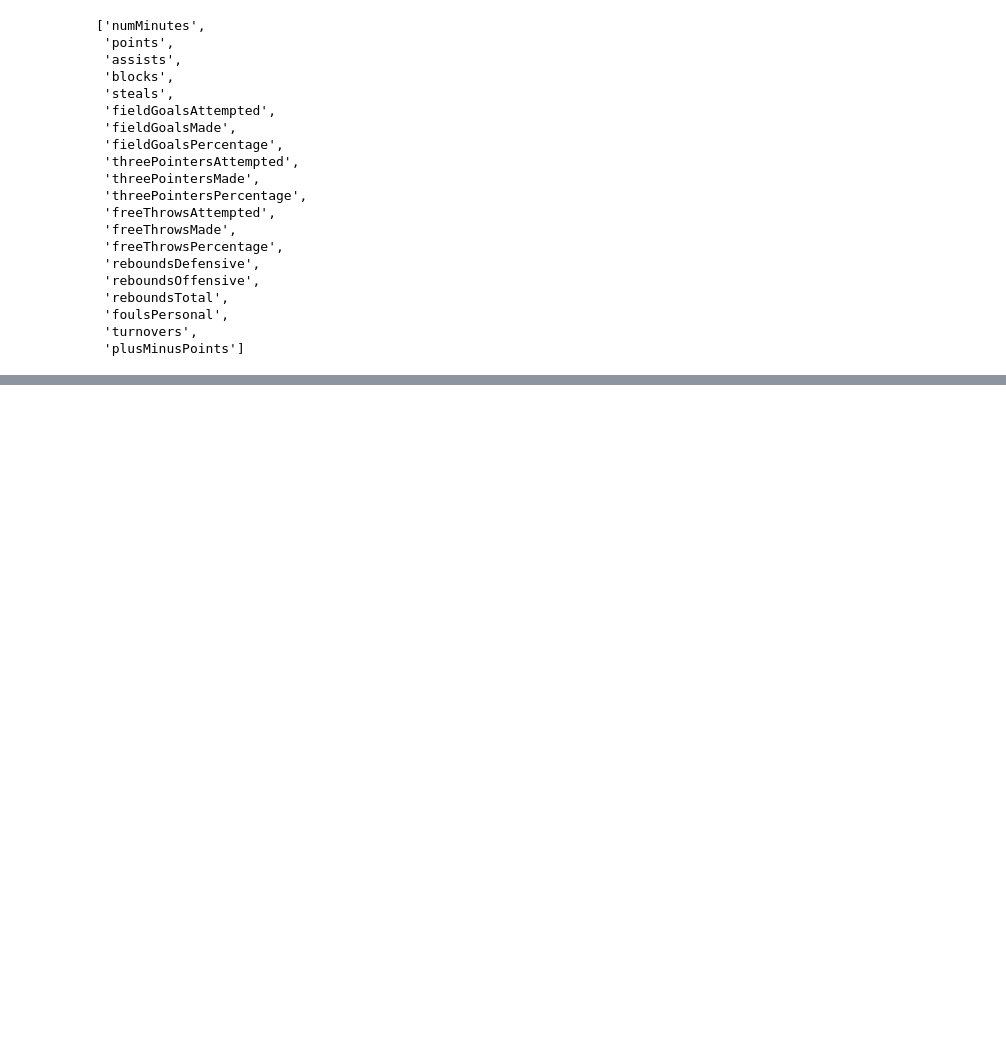
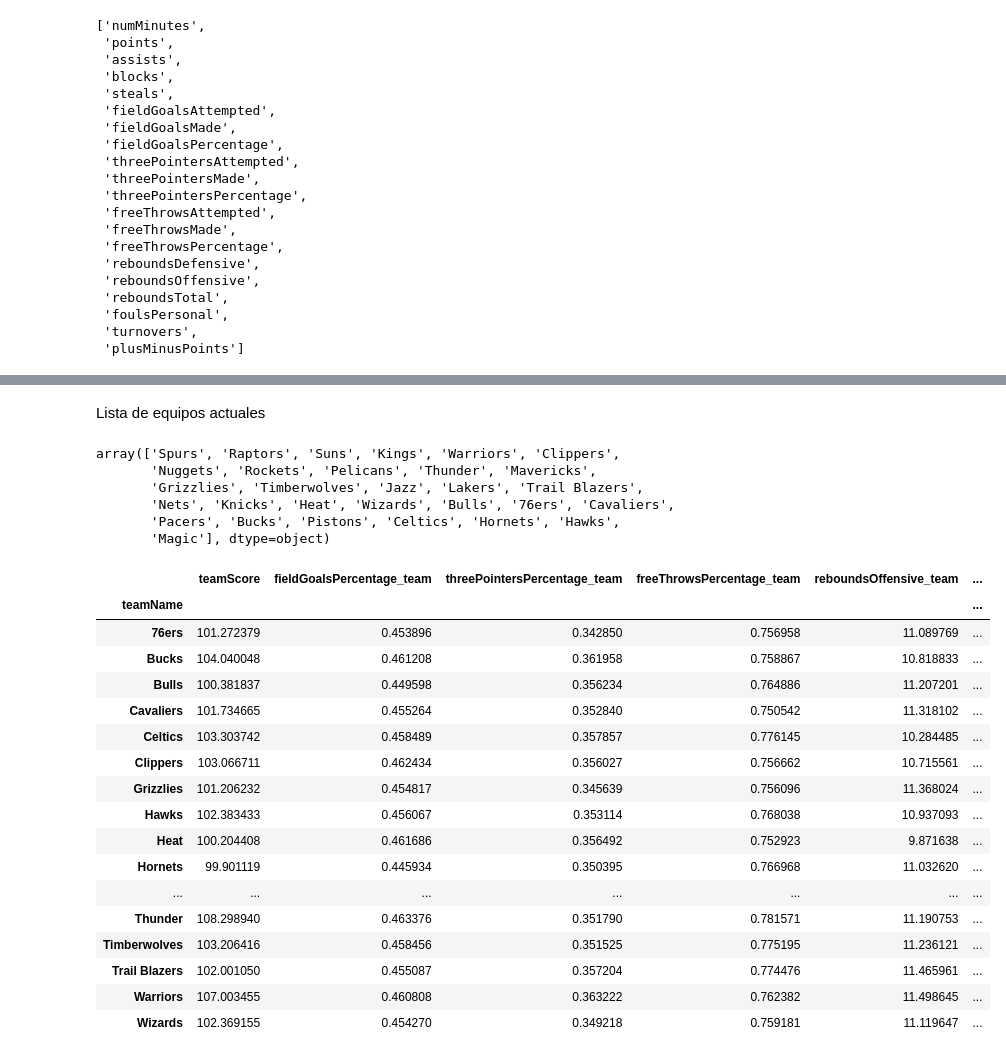
Before and after one commit to 2roma5/Diplomado_M1, a Jupyter notebook: Transformacio.ipynb, the cells around one changed output, grey strips where cells are left out. Drawn from its saved outputs; the diff is of its cells as text; code cells hidden in the pictures; blank space fills up the shorter version.

```diff
--- a/Transformacio.ipynb
+++ b/Transformacio.ipynb
@@ -568,0 +594,35 @@ Variables más influyentes en este plano:
+# %% [markdown]
+Lista de equipos actuales
+# %%
+teams_current = [
+    "Spurs",
+    "Raptors",
+    "Suns",
+    "Kings",
+    "Warriors",
+    "Clippers",
+    "Nuggets",
+    "Rockets",
+    "Pelicans",
+    "Thunder",
+    "Mavericks",
+    "Grizzlies",
+    "Timberwolves",
+    "Jazz",
+    "Lakers",
+    "Trail Blazers",
+    "Nets",
+    "Knicks",
+    "Heat",
+    "Wizards",
+    "Bulls",
+    "76ers",
+    "Cavaliers",
+    "Pacers",
+    "Bucks",
+    "Pistons",
+    "Celtics",
+    "Hornets",
+    "Hawks",
+    "Magic"
+]
@@ -568,0 +631,31 @@ Variables más influyentes en este plano:
+# %%
+df_union_team["teamName"].unique()
+# %% [output]
+array(['Spurs', 'Raptors', 'Suns', 'Kings', 'Warriors', 'Clippers',
+       'Nuggets', 'Rockets', 'Pelicans', 'Thunder', 'Mavericks',
+       'Grizzlies', 'Timberwolves', 'Jazz', 'Lakers', 'Trail Blazers',
+       'Nets', 'Knicks', 'Heat', 'Wizards', 'Bulls', '76ers', 'Cavaliers',
+       'Pacers', 'Bucks', 'Pistons', 'Celtics', 'Hornets', 'Hawks',
+       'Magic'], dtype=object)
+# %%
+df_team = df_union_team.groupby('teamName')[vars_heatmap].mean()
+df_team
+# %% [output]
+|  | teamScore | fieldGoalsPercentage_team | threePointersPercentage_team | freeThrowsPercentage_team | reboundsOffensive_team | ... |
+| teamName |  |  |  |  |  | ... |
+| 76ers | 101.272379 | 0.453896 | 0.342850 | 0.756958 | 11.089769 | ... |
+| Bucks | 104.040048 | 0.461208 | 0.361958 | 0.758867 | 10.818833 | ... |
+| Bulls | 100.381837 | 0.449598 | 0.356234 | 0.764886 | 11.207201 | ... |
+| Cavaliers | 101.734665 | 0.455264 | 0.352840 | 0.750542 | 11.318102 | ... |
+| Celtics | 103.303742 | 0.458489 | 0.357857 | 0.776145 | 10.284485 | ... |
+| Clippers | 103.066711 | 0.462434 | 0.356027 | 0.756662 | 10.715561 | ... |
+| Grizzlies | 101.206232 | 0.454817 | 0.345639 | 0.756096 | 11.368024 | ... |
+| Hawks | 102.383433 | 0.456067 | 0.353114 | 0.768038 | 10.937093 | ... |
+| Heat | 100.204408 | 0.461686 | 0.356492 | 0.752923 | 9.871638 | ... |
+| Hornets | 99.901119 | 0.445934 | 0.350395 | 0.766968 | 11.032620 | ... |
+| ... | ... | ... | ... | ... | ... | ... |
+| Thunder | 108.298940 | 0.463376 | 0.351790 | 0.781571 | 11.190753 | ... |
+| Timberwolves | 103.206416 | 0.458456 | 0.351525 | 0.775195 | 11.236121 | ... |
+| Trail Blazers | 102.001050 | 0.455087 | 0.357204 | 0.774476 | 11.465961 | ... |
+| Warriors | 107.003455 | 0.460808 | 0.363222 | 0.762382 | 11.498645 | ... |
+| Wizards | 102.369155 | 0.454270 | 0.349218 | 0.759181 | 11.119647 | ... |
```
Also changed, not shown: parts of 18 cells of this notebook.
